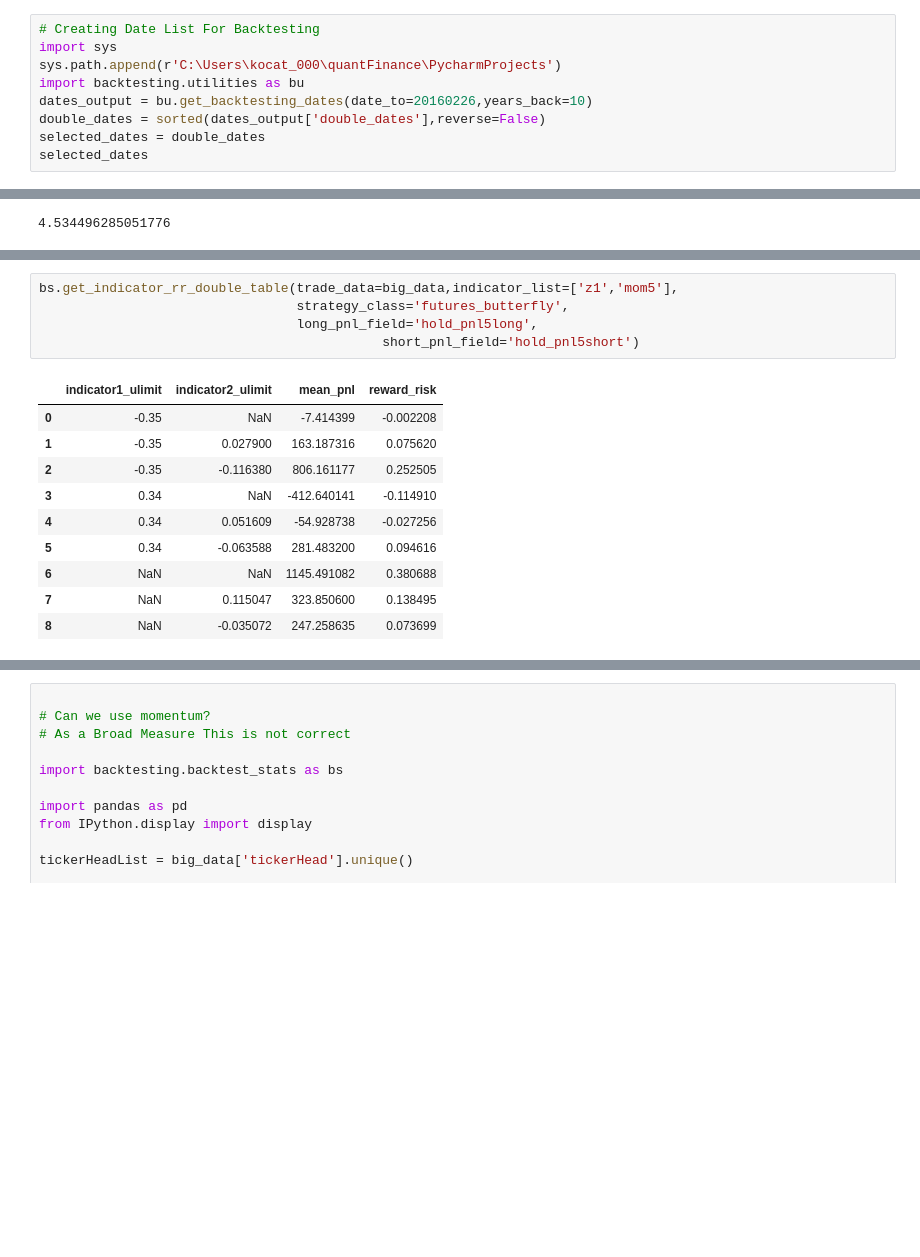
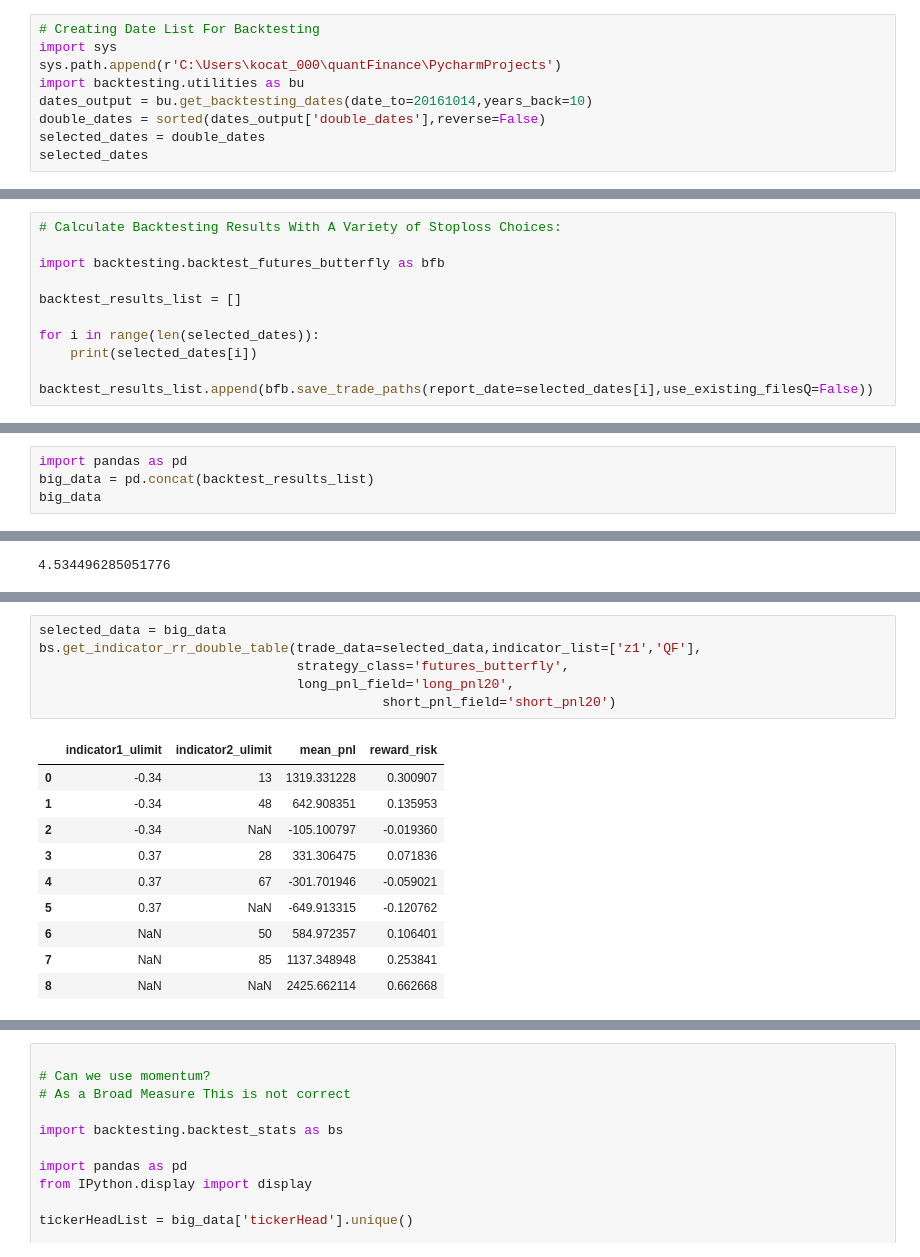
Before and after one commit to d0p34m1n3/repo_barbarossa, a Jupyter notebook: PycharmProjects/backtesting/test_backtest_futures_butterfly.ipynb, the cells around one changed output, grey strips where cells are left out. Cells and saved outputs as stored; diff of their text form; blank space fills up the shorter version.

```diff
--- a/PycharmProjects/backtesting/test_backtest_futures_butterfly.ipynb
+++ b/PycharmProjects/backtesting/test_backtest_futures_butterfly.ipynb
@@ -3,7 +9,7 @@
 import sys
 sys.path.append(r'C:\Users\kocat_000\quantFinance\PycharmProjects')
 import backtesting.utilities as bu
-dates_output = bu.get_backtesting_dates(date_to=20160226,years_back=10)
+dates_output = bu.get_backtesting_dates(date_to=20161014,years_back=10)
 double_dates = sorted(dates_output['double_dates'],reverse=False)
 selected_dates = double_dates
 selected_dates
@@ -63,0 +49,10 @@ Index(['theo_pnl10', 'theo_pnl15', 'theo_pnl20', 'theo_pnl25', 'ratio_target5',
+# %%
+# Calculate Backtesting Results With A Variety of Stoploss Choices:
+
+import backtesting.backtest_futures_butterfly as bfb
+
+backtest_results_list = []
+
+for i in range(len(selected_dates)):
+    print(selected_dates[i])
+    backtest_results_list.append(bfb.save_trade_paths(report_date=selected_dates[i],use_existing_filesQ=False))
@@ -63,0 +77,4 @@ Index(['theo_pnl10', 'theo_pnl15', 'theo_pnl20', 'theo_pnl25', 'ratio_target5',
+# %%
+import pandas as pd
+big_data = pd.concat(backtest_results_list)
+big_data
@@ -230,17 +391,18 @@ bs.get_indicator_rr_table(trade_data=big_data,indicator_name='mom5',
 # %%
-bs.get_indicator_rr_double_table(trade_data=big_data,indicator_list=['z1','mom5'],
+selected_data = big_data
+bs.get_indicator_rr_double_table(trade_data=selected_data,indicator_list=['z1','QF'],
                                  strategy_class='futures_butterfly',
-                                 long_pnl_field='hold_pnl5long',
-                                            short_pnl_field='hold_pnl5short')
+                                 long_pnl_field='long_pnl20',
+                                            short_pnl_field='short_pnl20')
 # %% [output]
 |  | indicator1_ulimit | indicator2_ulimit | mean_pnl | reward_risk |
-| 0 | -0.35 | NaN | -7.414399 | -0.002208 |
-| 1 | -0.35 | 0.027900 | 163.187316 | 0.075620 |
-| 2 | -0.35 | -0.116380 | 806.161177 | 0.252505 |
-| 3 | 0.34 | NaN | -412.640141 | -0.114910 |
-| 4 | 0.34 | 0.051609 | -54.928738 | -0.027256 |
-| 5 | 0.34 | -0.063588 | 281.483200 | 0.094616 |
-| 6 | NaN | NaN | 1145.491082 | 0.380688 |
-| 7 | NaN | 0.115047 | 323.850600 | 0.138495 |
-| 8 | NaN | -0.035072 | 247.258635 | 0.073699 |
+| 0 | -0.34 | 13 | 1319.331228 | 0.300907 |
+| 1 | -0.34 | 48 | 642.908351 | 0.135953 |
+| 2 | -0.34 | NaN | -105.100797 | -0.019360 |
+| 3 | 0.37 | 28 | 331.306475 | 0.071836 |
+| 4 | 0.37 | 67 | -301.701946 | -0.059021 |
+| 5 | 0.37 | NaN | -649.913315 | -0.120762 |
+| 6 | NaN | 50 | 584.972357 | 0.106401 |
+| 7 | NaN | 85 | 1137.348948 | 0.253841 |
+| 8 | NaN | NaN | 2425.662114 | 0.662668 |
 # %%
```
Also changed, not shown: parts of 82 cells of this notebook, 3 other files.
